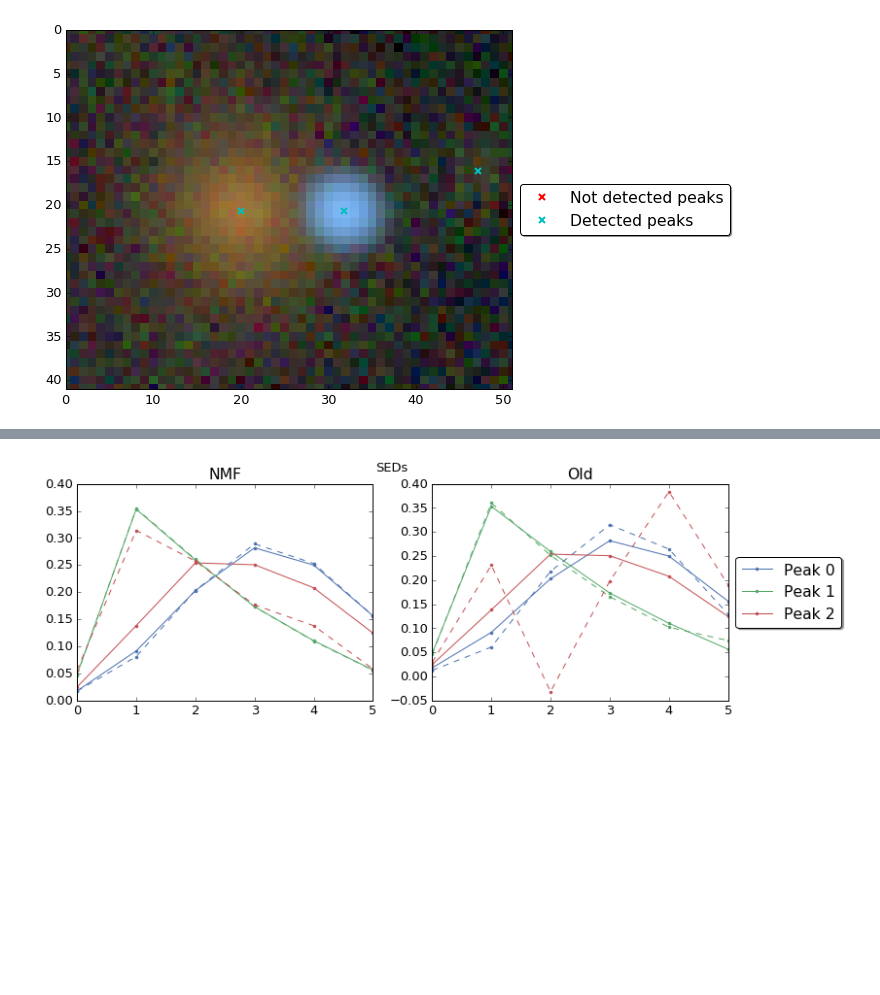
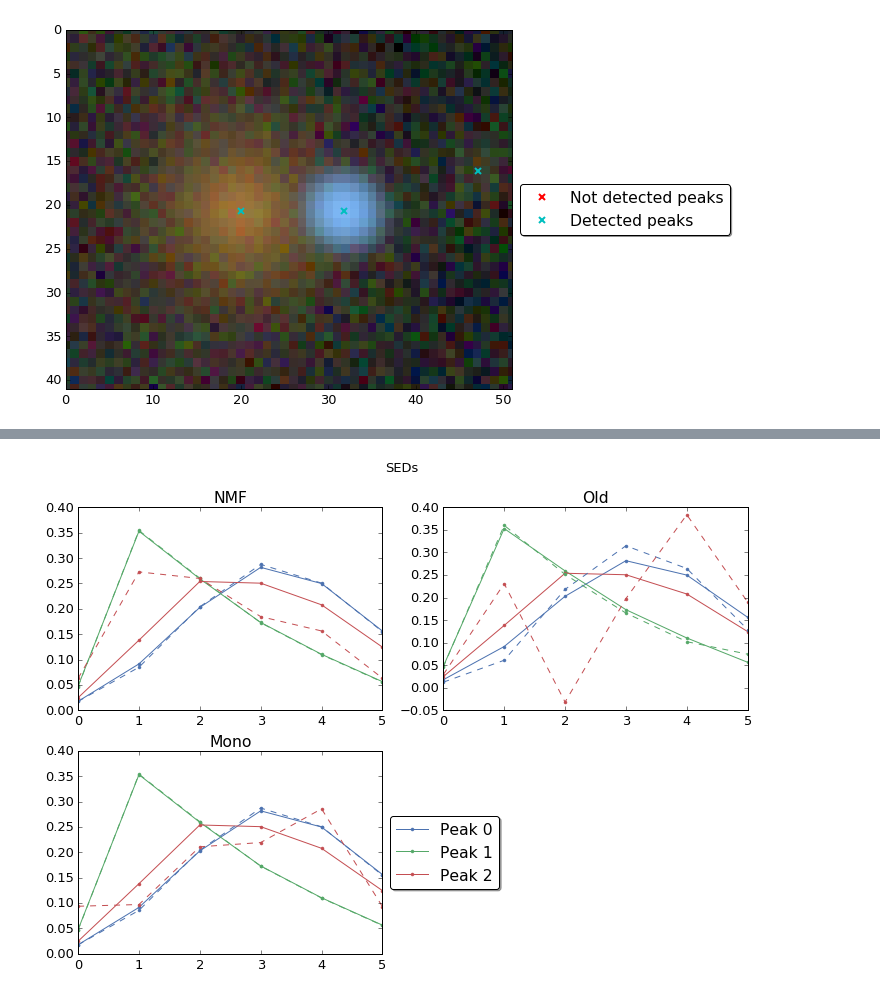
Before and after one commit to lsst/meas_deblender, a Jupyter notebook: examples/testSingleSim.ipynb, the cells around one changed output, grey strips where cells are left out. Saved outputs shown, nothing was run; the diff lists cells and outputs as text; code cells hidden in the pictures; blank space fills up the shorter version.

```diff
--- a/examples/testSingleSim.ipynb
+++ b/examples/testSingleSim.ipynb
@@ -85,0 +89,18 @@ Wall time: 3.58 s
+# %%
+glmm2 = expDb.deblendParent(
+    condition=condition,
+    parentIdx=pidx,
+    display=False,
+    maxiter=1000,
+    #min_iter=20,
+    strict_constraints="M",
+    constraints="S",
+    usePsf=False,
+    psfThresh=3e-3,
+    e_rel=1e-2,
+    monotonicUseNearest=True,
+    #, l0_thresh=.1
+    peaks=peakCoords,
+    algorithm="GLMM",
+    #monotonic_thresh=1e-3
+)
@@ -133,16 +184,19 @@ INFO:lsst.meas.deblender:NMF Deblender Comparison
 # %%
-fig = plt.figure(figsize=(12,4))
-ax1 = fig.add_subplot(1,2,1)
-ax2 = fig.add_subplot(1,2,2)
+fig = plt.figure(figsize=(12,8))
+ax1 = fig.add_subplot(2,2,1)
+ax2 = fig.add_subplot(2,2,2)
+ax3 = fig.add_subplot(2,2,3)
 display.compareSeds([simTable, glmm.seds], filters, ax=ax1, show=False)
 display.compareSeds([simTable, peakTable], filters, ax=ax2, show=False)
+display.compareSeds([simTable, glmm2.seds], filters, ax=ax3, show=False)
 fig.suptitle("SEDs")
 ax1.set_title("NMF")
 ax2.set_title("Old")
+ax3.set_title("Mono")
 plt.legend(loc="center left", fancybox=True, shadow=True, ncol=1, bbox_to_anchor=(1, 0.5))
 plt.show()
 # %% [output]
-[figure, old version]
+[figure, new version]
 # %%
 nmfPeakTable = peakTable.copy()
 for pk, peak in enumerate(nmfPeakTable):
```
Also changed, not shown: parts of 12 cells of this notebook.
